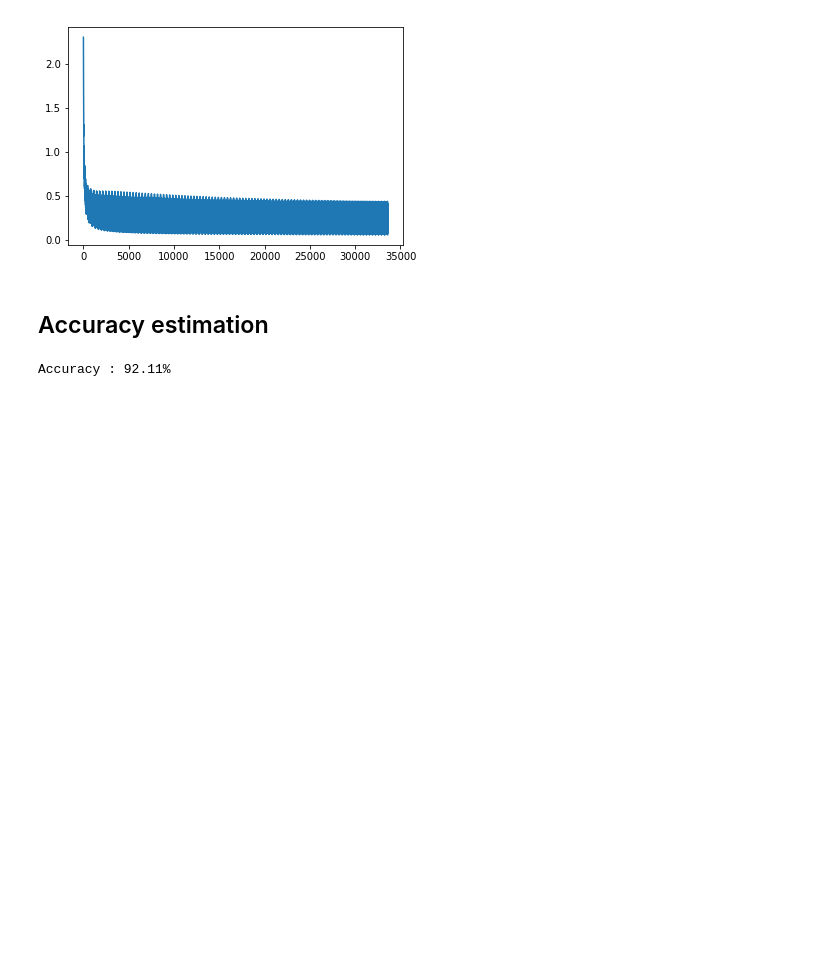
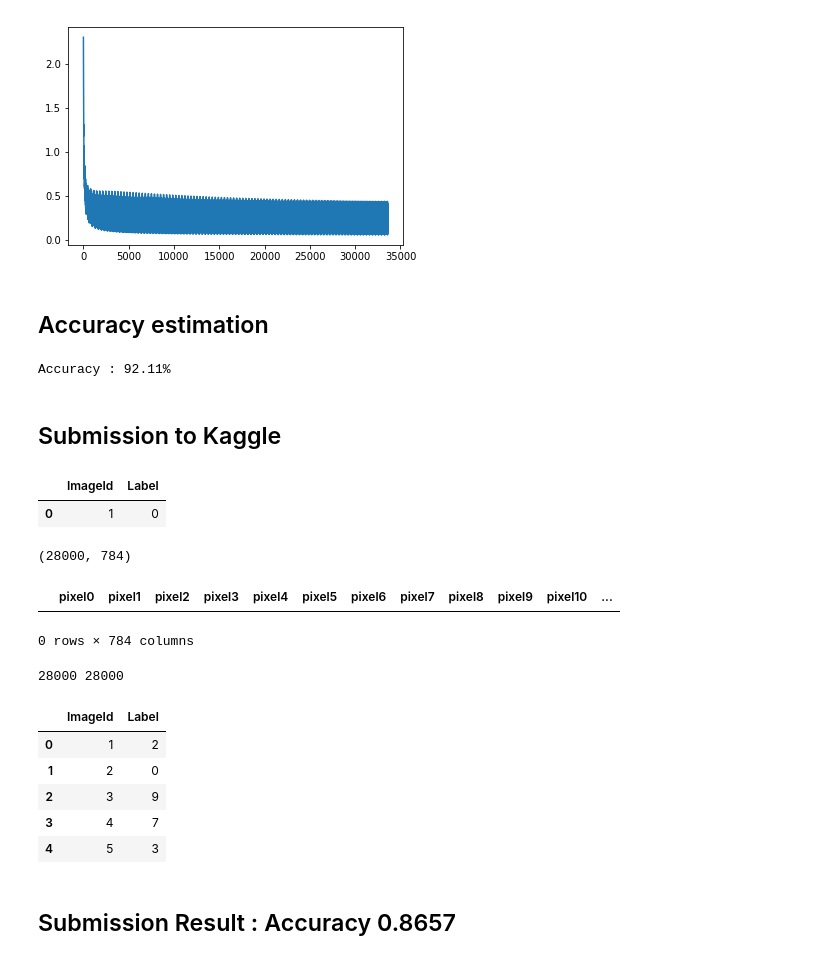
Before and after one commit to hygoni/ToyTorch, a Jupyter notebook: Tutorials/Pytorch Tutorial for Deep Learning Lovers/Logistic Regression.ipynb, the cells around one changed output. Drawn from its saved outputs; the diff is of its cells as text; code cells hidden in the pictures; blank space fills up the shorter version.

```diff
--- a/Tutorials/Pytorch Tutorial for Deep Learning Lovers/Logistic Regression.ipynb
+++ b/Tutorials/Pytorch Tutorial for Deep Learning Lovers/Logistic Regression.ipynb
@@ -162,3 +163,18 @@ accuracy = 100 * int(correct) / total
 print('Accuracy : {:.2f}%'.format(accuracy))
 # %% [output]
 Accuracy : 92.11%
+# %% [markdown]
+## Submission to Kaggle
+# %%
+pd.read_csv('sample_submission.csv').head(1)
+# %% [output]
+|  | ImageId | Label |
+| 0 | 1 | 0 |
+# %%
+test = pd.read_csv('test.csv')
+print(test.shape)
+test.head(0) #no labels
+# %% [output]
+(28000, 784)
+|  | pixel0 | pixel1 | pixel2 | pixel3 | pixel4 | pixel5 | pixel6 | pixel7 | pixel8 | pixel9 | pixel10 | ... |
+0 rows × 784 columns
@@ -164,0 +183,37 @@ Accuracy : 92.11%
+# %%
+test_set = datautils.TensorDataset(test)
+test_loader = datautils.DataLoader(test_set, batch_size = 100, shuffle = False)
+# %%
+label_list = []
+# %%
+for x in test_loader:
+    with torch.no_grad():
+        x = x[0]
+        if cuda:
+            x = x.cuda()
+
+        out = net(x)
+        predicted = torch.max(out.data, 1)[1]
+
+        label_list += [int(i) for i in predicted]
+# %%
+from collections import OrderedDict
+
+id_list = [i for i in range(1, len(label_list) + 1)]
+print(len(label_list), len(id_list))
+
+submission = pd.DataFrame(OrderedDict(
+    [('ImageId', id_list),
+    ('Label', label_list)]
+))
+# %% [output]
+28000 28000
+# %%
+submission.head()
+# %% [output]
+|  | ImageId | Label |
+| 0 | 1 | 2 |
+| 1 | 2 | 0 |
+| 2 | 3 | 9 |
+| 3 | 4 | 7 |
+| 4 | 5 | 3 |
@@ -164,0 +223,2 @@ Accuracy : 92.11%
+# %% [markdown]
+## Submission Result : Accuracy 0.8657
```
Also changed, not shown: parts of 3 cells of this notebook.
